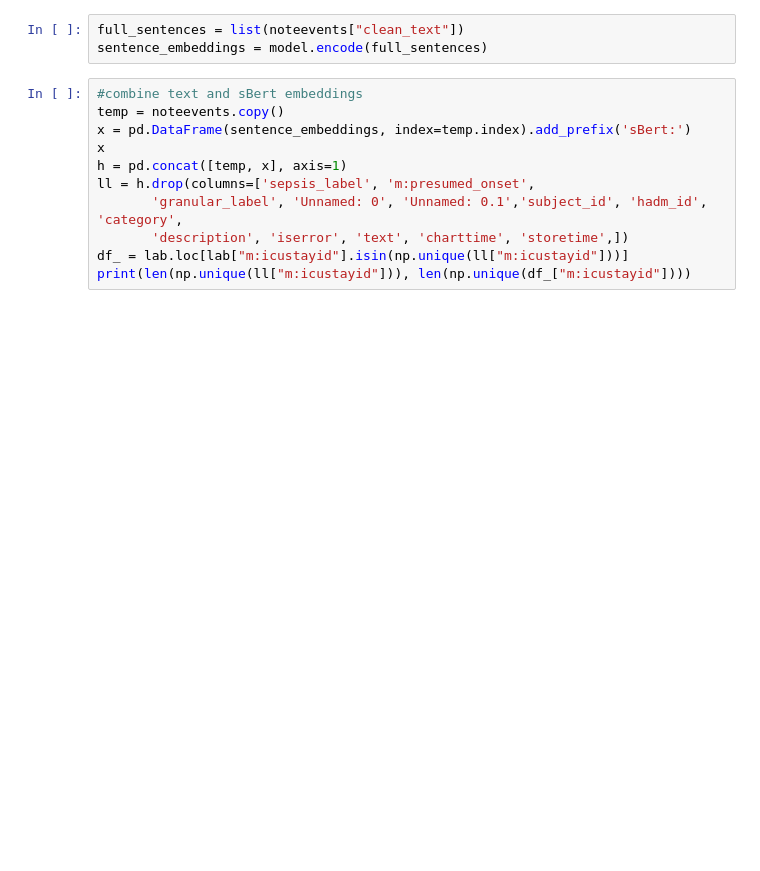
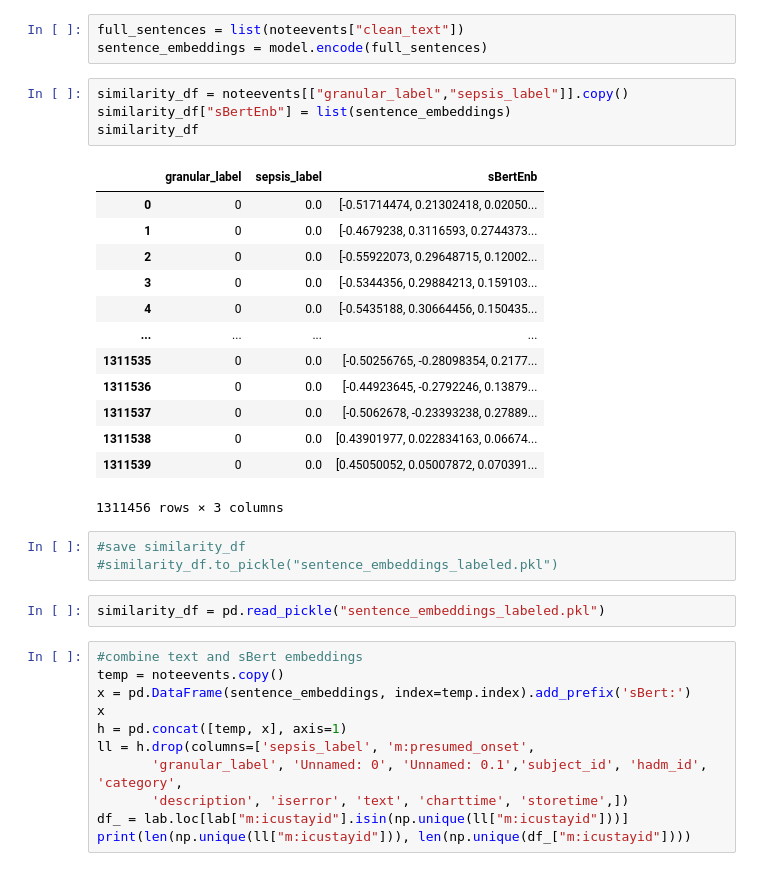
Before and after one commit to ortsanpablo/thesis, a Jupyter notebook: sentence_bert_embeddings.ipynb, the cells around one changed output. Drawn from its saved outputs; the diff is of its cells as text; blank space fills up the shorter version.

```diff
--- a/sentence_bert_embeddings.ipynb
+++ b/sentence_bert_embeddings.ipynb
@@ -148,6 +148,29 @@ Embedding: [-0.45137042  0.33645424  0.263941    0.27117085 -0.10473122  0.05245
 # %%
 full_sentences = list(noteevents["clean_text"])
 sentence_embeddings = model.encode(full_sentences)
+# %%
+similarity_df = noteevents[["granular_label","sepsis_label"]].copy()
+similarity_df["sBertEnb"] = list(sentence_embeddings)
+similarity_df
+# %% [output]
+|  | granular_label | sepsis_label | sBertEnb |
+| 0 | 0 | 0.0 | [-0.51714474, 0.21302418, 0.02050... |
+| 1 | 0 | 0.0 | [-0.4679238, 0.3116593, 0.2744373... |
+| 2 | 0 | 0.0 | [-0.55922073, 0.29648715, 0.12002... |
+| 3 | 0 | 0.0 | [-0.5344356, 0.29884213, 0.159103... |
+| 4 | 0 | 0.0 | [-0.5435188, 0.30664456, 0.150435... |
+| ... | ... | ... | ... |
+| 1311535 | 0 | 0.0 | [-0.50256765, -0.28098354, 0.2177... |
+| 1311536 | 0 | 0.0 | [-0.44923645, -0.2792246, 0.13879... |
+| 1311537 | 0 | 0.0 | [-0.5062678, -0.23393238, 0.27889... |
+| 1311538 | 0 | 0.0 | [0.43901977, 0.022834163, 0.06674... |
+| 1311539 | 0 | 0.0 | [0.45050052, 0.05007872, 0.070391... |
+1311456 rows × 3 columns
+# %%
+#save similarity_df
+#similarity_df.to_pickle("sentence_embeddings_labeled.pkl")
+# %%
+similarity_df = pd.read_pickle("sentence_embeddings_labeled.pkl")
 # %%
 #combine text and sBert embeddings
 temp = noteevents.copy()
```
Also changed, not shown: parts of 1 cell of this notebook, 15 other files.
